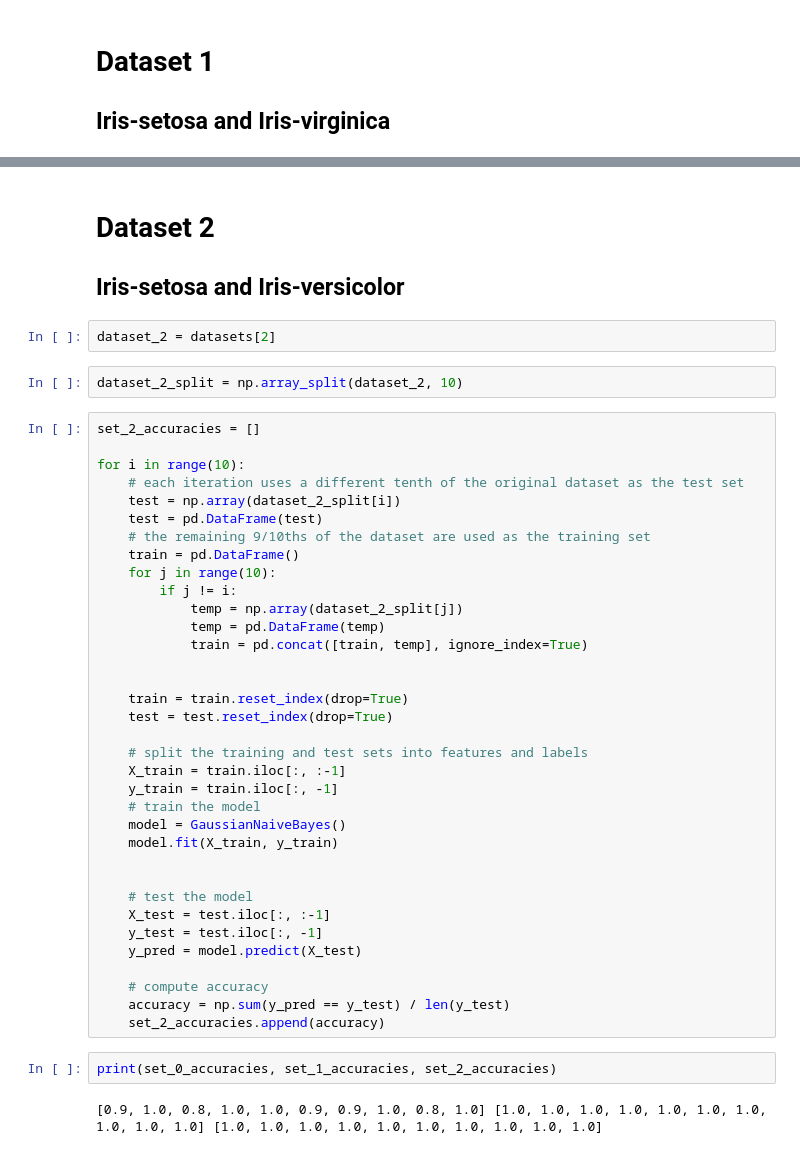
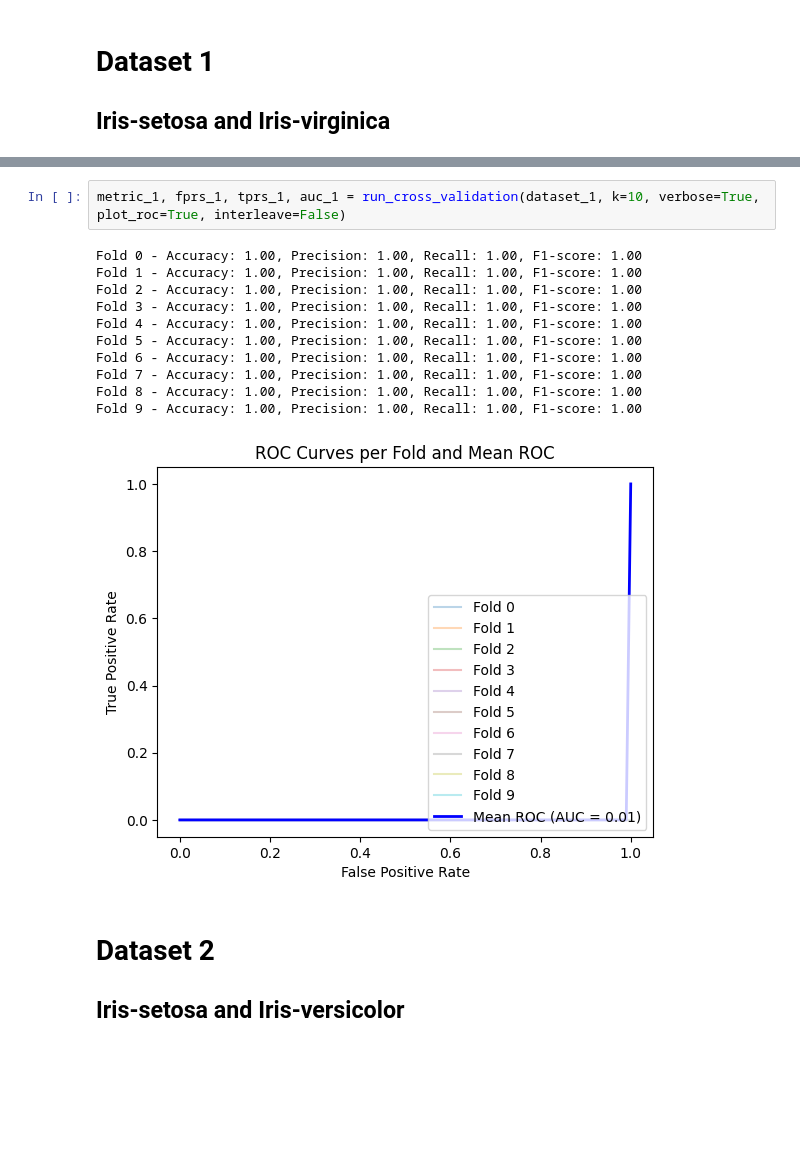
Before and after one commit to Kiriketsuki/T3104_ML, a Jupyter notebook: Assignment 1/Assignment 1.ipynb, the cells around one changed output, grey strips where cells are left out. Drawn from its saved outputs; the diff is of its cells as text; blank space fills up the shorter version.

```diff
--- a/Assignment 1/Assignment 1.ipynb
+++ b/Assignment 1/Assignment 1.ipynb
@@ -223,46 +342,17 @@ for i in range(10):
+# %%
+metric_1, fprs_1, tprs_1, auc_1 = run_cross_validation(dataset_1, k=10, verbose=True, plot_roc=True, interleave=False)
+# %% [output]
+Fold 0 - Accuracy: 1.00, Precision: 1.00, Recall: 1.00, F1-score: 1.00
+Fold 1 - Accuracy: 1.00, Precision: 1.00, Recall: 1.00, F1-score: 1.00
+Fold 2 - Accuracy: 1.00, Precision: 1.00, Recall: 1.00, F1-score: 1.00
+Fold 3 - Accuracy: 1.00, Precision: 1.00, Recall: 1.00, F1-score: 1.00
+Fold 4 - Accuracy: 1.00, Precision: 1.00, Recall: 1.00, F1-score: 1.00
+Fold 5 - Accuracy: 1.00, Precision: 1.00, Recall: 1.00, F1-score: 1.00
+Fold 6 - Accuracy: 1.00, Precision: 1.00, Recall: 1.00, F1-score: 1.00
+Fold 7 - Accuracy: 1.00, Precision: 1.00, Recall: 1.00, F1-score: 1.00
+Fold 8 - Accuracy: 1.00, Precision: 1.00, Recall: 1.00, F1-score: 1.00
+Fold 9 - Accuracy: 1.00, Precision: 1.00, Recall: 1.00, F1-score: 1.00
+[figure, added]
 # %% [markdown]
 # Dataset 2
 ## Iris-setosa and Iris-versicolor
-# %%
-dataset_2 = datasets[2]
-# %%
-dataset_2_split = np.array_split(dataset_2, 10)
-# %%
-set_2_accuracies = []
-
-for i in range(10):
-    # each iteration uses a different tenth of the original dataset as the test set
-    test = np.array(dataset_2_split[i])
-    test = pd.DataFrame(test)
-    # the remaining 9/10ths of the dataset are used as the training set
-    train = pd.DataFrame()
-    for j in range(10):
-        if j != i:
-            temp = np.array(dataset_2_split[j])
-            temp = pd.DataFrame(temp)
-            train = pd.concat([train, temp], ignore_index=True)
-
-
-    train = train.reset_index(drop=True)
-    test = test.reset_index(drop=True)
-
-    # split the training and test sets into features and labels
-    X_train = train.iloc[:, :-1]
-    y_train = train.iloc[:, -1]
-    # train the model
-    model = GaussianNaiveBayes()
-    model.fit(X_train, y_train)
-
-
-    # test the model
-    X_test = test.iloc[:, :-1]
-    y_test = test.iloc[:, -1]
-    y_pred = model.predict(X_test)
-
-    # compute accuracy
-    accuracy = np.sum(y_pred == y_test) / len(y_test)
-    set_2_accuracies.append(accuracy)
-# %%
-print(set_0_accuracies, set_1_accuracies, set_2_accuracies)
-# %% [output]
-[0.9, 1.0, 0.8, 1.0, 1.0, 0.9, 0.9, 1.0, 0.8, 1.0] [1.0, 1.0, 1.0, 1.0, 1.0, 1.0, 1.0, 1.0, 1.0, 1.0] [1.0, 1.0, 1.0, 1.0, 1.0, 1.0, 1.0, 1.0, 1.0, 1.0]
```
Also changed, not shown: parts of 41 cells of this notebook.
